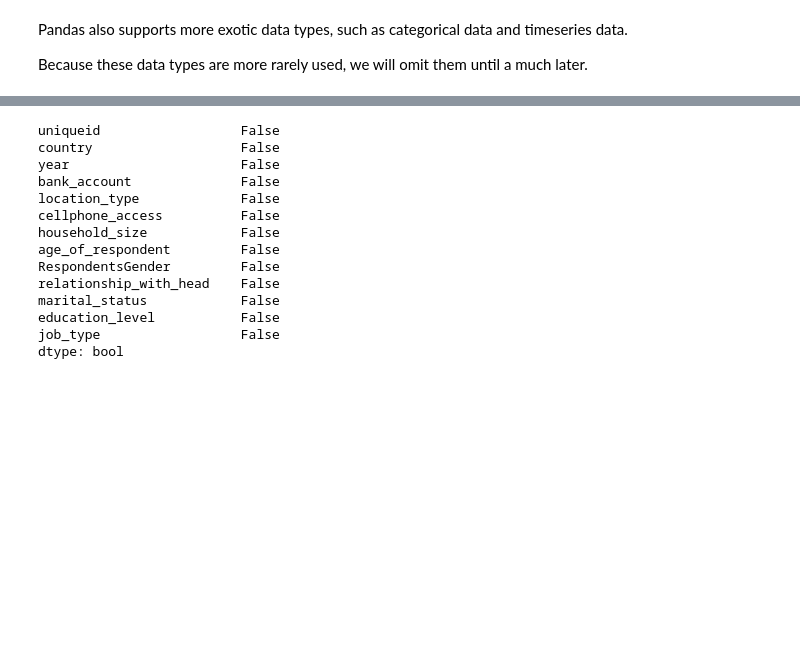
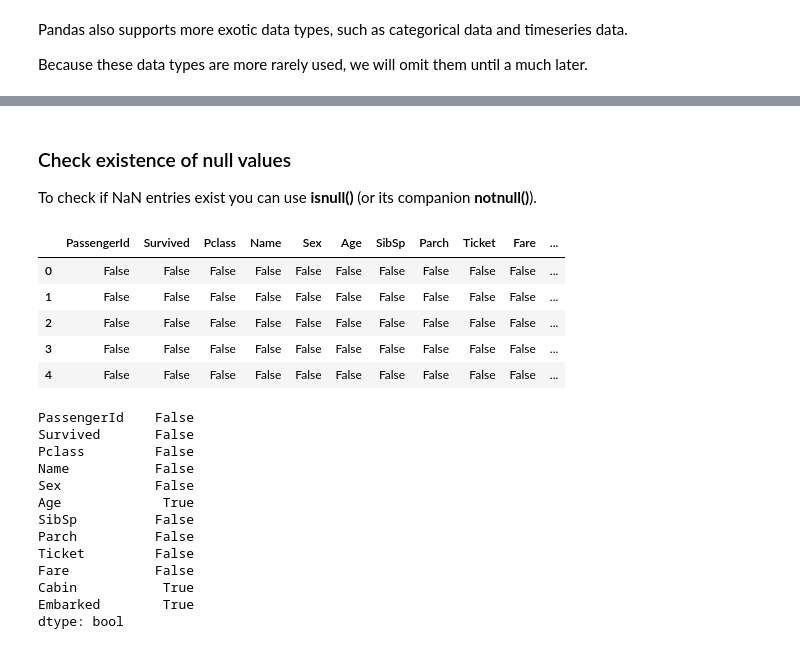
Before and after one commit to AubreyJohns/python_pandas, a Jupyter notebook: Pandas.ipynb, the cells around one changed output, grey strips where cells are left out. Cells and saved outputs as stored; diff of their text form; code cells hidden in the pictures; blank space fills up the shorter version.

```diff
--- a/Pandas.ipynb
+++ b/Pandas.ipynb
@@ -1481,18 +1466,29 @@ financial_df.isnull()
+# %% [markdown]
+### Check existence of null values
+To check if NaN entries exist you can use **isnull()** (or its companion **notnull()**).
+# %%
+titanic_df.isnull().head()
+# %% [output]
+|  | PassengerId | Survived | Pclass | Name | Sex | Age | SibSp | Parch | Ticket | Fare | ... |
+| 0 | False | False | False | False | False | False | False | False | False | False | ... |
+| 1 | False | False | False | False | False | False | False | False | False | False | ... |
+| 2 | False | False | False | False | False | False | False | False | False | False | ... |
+| 3 | False | False | False | False | False | False | False | False | False | False | ... |
+| 4 | False | False | False | False | False | False | False | False | False | False | ... |
 # %%
-financial_df.isnull().any()
+titanic_df.isnull().any()
 # %% [output]
-uniqueid                  False
-country                   False
-year                      False
-bank_account              False
-location_type             False
-cellphone_access          False
-household_size            False
-age_of_respondent         False
-RespondentsGender         False
-relationship_with_head    False
-marital_status            False
-education_level           False
-job_type                  False
+PassengerId    False
+Survived       False
+Pclass         False
+Name           False
+Sex            False
+Age             True
+SibSp          False
+Parch          False
+Ticket         False
+Fare           False
+Cabin           True
+Embarked        True
 dtype: bool
 # %%
```
Also changed, not shown: parts of 15 cells of this notebook, 1 other file.
